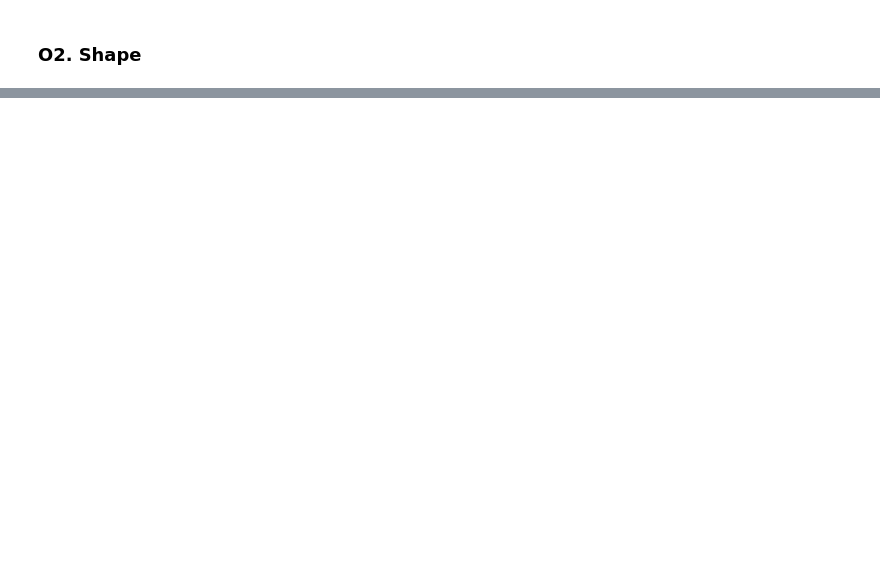
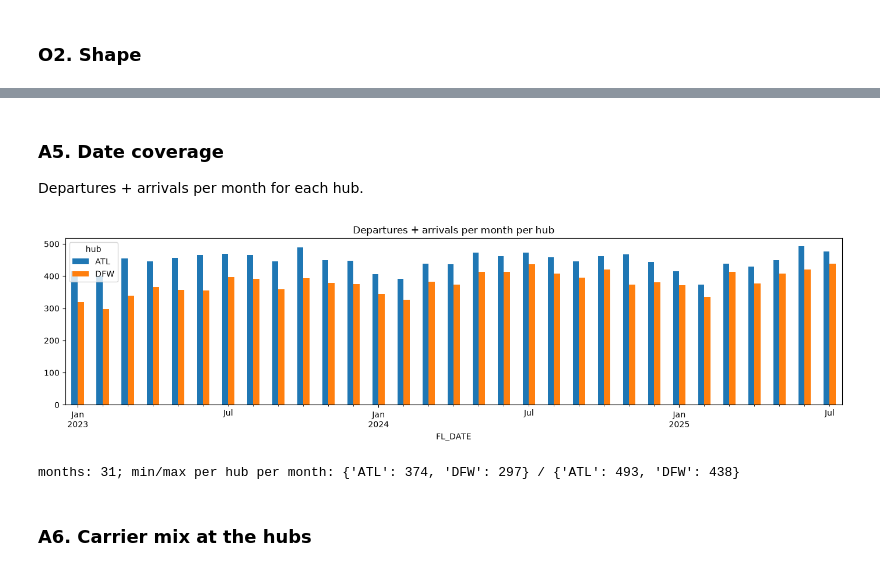
Before and after one commit to calvin4370/flight-delay-dashboard, a Jupyter notebook: notebooks/eda.ipynb, the cells around one changed output, grey strips where cells are left out. Drawn from its saved outputs; the diff is of its cells as text; code cells hidden in the pictures; blank space fills up the shorter version.

```diff
--- a/notebooks/eda.ipynb
+++ b/notebooks/eda.ipynb
@@ -1258,30 +26,0 @@ Then the severe rate per weather group at each lookback, and its **lift** = grou
-# %%
-LOOKBACKS = [3, 6, 9, 12]
-
-def weather_at(times: pd.Series, series: pd.DataFrame) -> pd.DataFrame:
-    """Weather at each time (exact hour, else 1 h earlier, else 1 h later). Returned in the same order as `times`."""
-    times = times.reset_index(drop=True)
-    out = series.reindex(times).reset_index(drop=True)
-    for shift in [-1, 1]:
-        alt = series.reindex(times + pd.Timedelta(hours=shift)).reset_index(drop=True)
-        out = out.combine_first(alt)
-    return out[series.columns]
-
-parts = []
-for h, tz in HUB_TZ.items():
-    series = hub_series.loc[hub_series["airport"] == h, WX]
-    flights = hub_dep[hub_dep["ORIGIN"] == h].reset_index(drop=True)
-    flight_utc = local_flight_time(flights["FL_DATE"], flights["CRS_DEP_TIME"], tz).dt.tz_convert("UTC").dt.floor("h")
-    for lb in LOOKBACKS:
-        wx_then = weather_at(flight_utc - pd.Timedelta(hours=lb), series)
-        part = flights[["ORIGIN", "FL_DATE", "dep_hour", "MONTH", "DEP_DELAY", "CANCELLED", "CANCELLATION_CODE"]].copy()
-        part["lookback"] = lb
-        parts.append(pd.concat([part, wx_then], axis=1))
-
-lagged = pd.concat(parts, ignore_index=True)
-lagged["severe"] = (lagged["DEP_DELAY"] > SEVERE_MIN).where(lagged["DEP_DELAY"].notna())
-lagged["wx_group"] = lagged["coco"].map(wx_group)
-lagged["weather_cancel"] = lagged["CANCELLATION_CODE"].eq("B")
-
-print("share of departures with weather found at each lookback:")
-lagged.groupby(["lookback", "ORIGIN"])["temp"].apply(lambda s: s.notna().mean()).unstack().round(3)
@@ -1961,0 +439,22 @@ Suggestions only; final choices are made in planning.
+# %% [markdown]
+### A5. Date coverage
+
+Departures + arrivals per month for each hub.
+# %%
+hub_rows = pd.concat([
+    flights.loc[flights["ORIGIN"].isin(HUBS), ["FL_DATE", "ORIGIN"]].rename(columns={"ORIGIN": "hub"}),
+    flights.loc[flights["DEST"].isin(HUBS), ["FL_DATE", "DEST"]].rename(columns={"DEST": "hub"}),
+])
+monthly = hub_rows.groupby([hub_rows["FL_DATE"].dt.to_period("M"), "hub"]).size().unstack(fill_value=0)
+
+fig, ax = plt.subplots(figsize=(14, 4))
+monthly.plot(kind="bar", ax=ax)
+ax.set_title("Departures + arrivals per month per hub")
+plt.tight_layout()
+plt.show()
+print(f"months: {len(monthly)}; min/max per hub per month: {monthly.min().to_dict()} / {monthly.max().to_dict()}")
+# %% [output]
+[figure, added]
+months: 31; min/max per hub per month: {'ATL': 374, 'DFW': 297} / {'ATL': 493, 'DFW': 438}
+# %% [markdown]
+### A6. Carrier mix at the hubs
```
Also changed, not shown: parts of 258 cells of this notebook.
